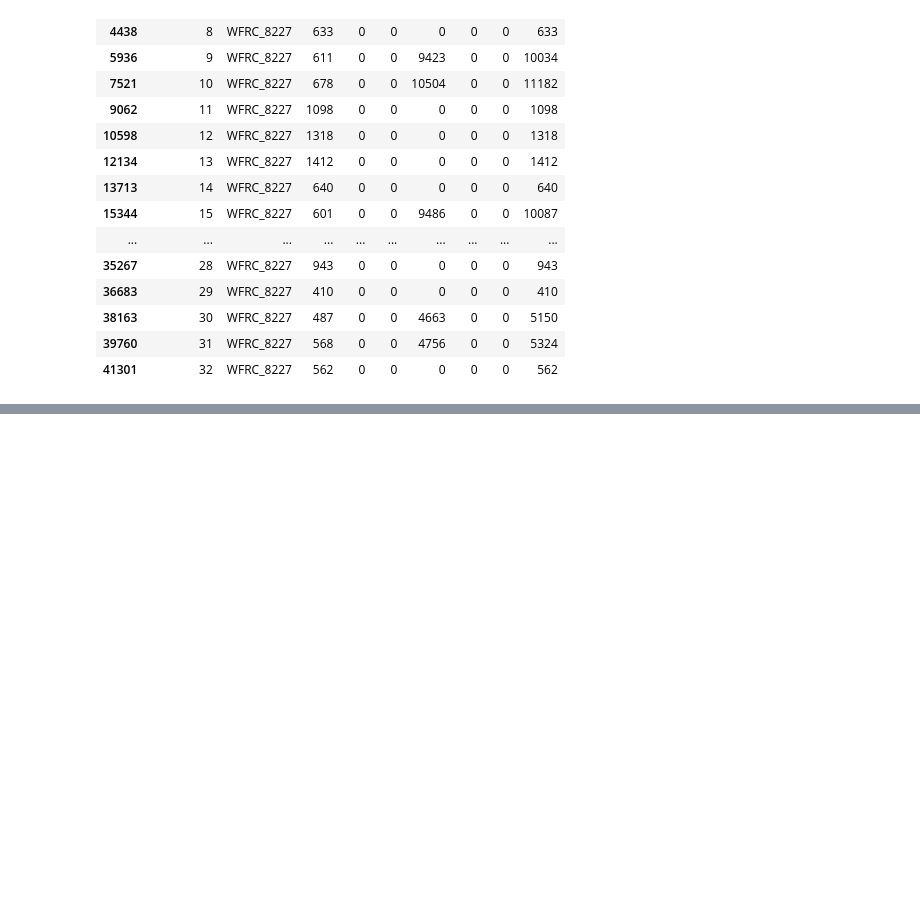
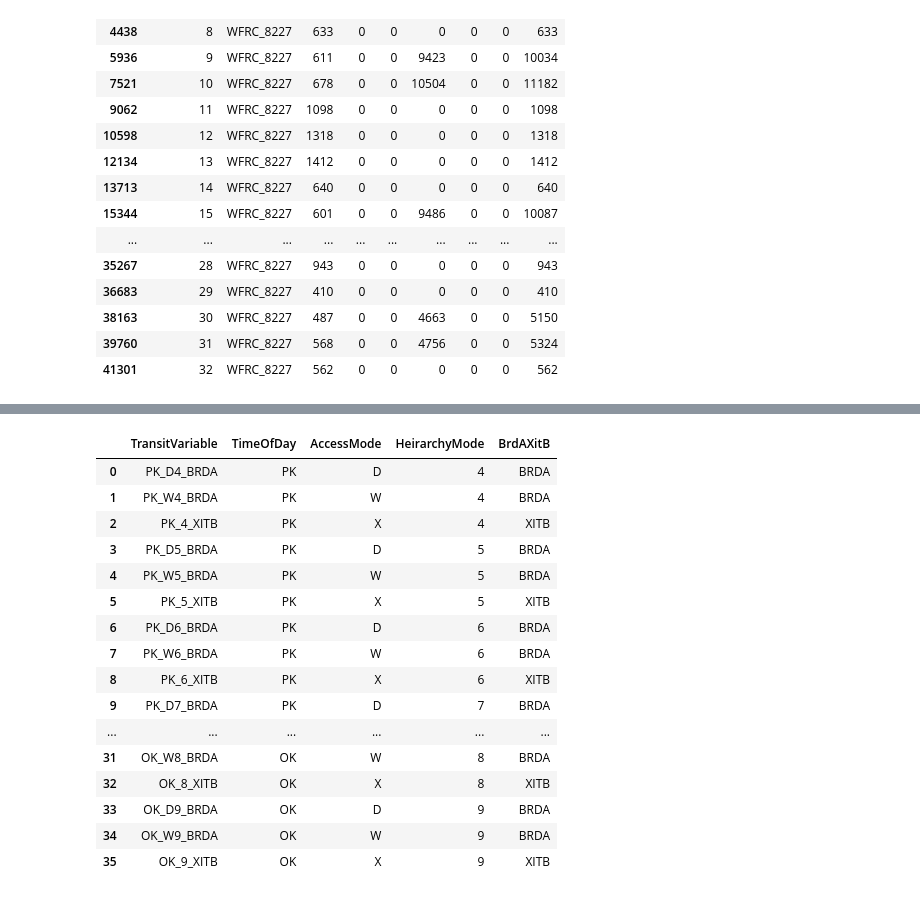
Before and after one commit to WFRCAnalytics/TDM-VAL-Scenario-Comparison-Toolbox, a Jupyter notebook: 2.1-TotalTDMTool/A-OldDataReformatAndPrepForApp.ipynb, the cells around one changed output, grey strips where cells are left out. Saved outputs shown, nothing was run; the diff lists cells and outputs as text; code cells hidden in the pictures; blank space fills up the shorter version.

```diff
--- a/2.1-TotalTDMTool/A-OldDataReformatAndPrepForApp.ipynb
+++ b/2.1-TotalTDMTool/A-OldDataReformatAndPrepForApp.ipynb
@@ -379,0 +445,58 @@ dfTotVolStatsBySegID_byMode[dfTotVolStatsBySegID_byMode['SEGID']=='WFRC_8227']
+# %%
+dfVarToFields = pd.DataFrame([
+ ['PK_D4_BRDA'   , 'PK', 'D', 4, 'BRDA'],
+ ['PK_W4_BRDA'   , 'PK', 'W', 4, 'BRDA'],
+ ['PK_4_XITB'    , 'PK', 'X', 4, 'XITB'],
+ ['PK_D5_BRDA'   , 'PK', 'D', 5, 'BRDA'],
+ ['PK_W5_BRDA'   , 'PK', 'W', 5, 'BRDA'],
+ ['PK_5_XITB'    , 'PK', 'X', 5, 'XITB'],
+ ['PK_D6_BRDA'   , 'PK', 'D', 6, 'BRDA'],
+ ['PK_W6_BRDA'   , 'PK', 'W', 6, 'BRDA'],
+ ['PK_6_XITB'    , 'PK', 'X', 6, 'XITB'],
+ ['PK_D7_BRDA'   , 'PK', 'D', 7, 'BRDA'],
+ ['PK_W7_BRDA'   , 'PK', 'W', 7, 'BRDA'],
+ ['PK_7_XITB'    , 'PK', 'X', 7, 'XITB'],
+ ['PK_D8_BRDA'   , 'PK', 'D', 8, 'BRDA'],
+ ['PK_W8_BRDA'   , 'PK', 'W', 8, 'BRDA'],
+ ['PK_8_XITB'    , 'PK', 'X', 8, 'XITB'],
+ ['PK_D9_BRDA'   , 'PK', 'D', 9, 'BRDA'],
+ ['PK_W9_BRDA'   , 'PK', 'W', 9, 'BRDA'],
+ ['PK_9_XITB'    , 'PK', 'X', 9, 'XITB'],
+ ['OK_D4_BRDA'   , 'OK', 'D', 4, 'BRDA'],
+ ['OK_W4_BRDA'   , 'OK', 'W', 4, 'BRDA'],
+ ['OK_4_XITB'    , 'OK', 'X', 4, 'XITB'],
+ ['OK_D5_BRDA'   , 'OK', 'D', 5, 'BRDA'],
+ ['OK_W5_BRDA'   , 'OK', 'W', 5, 'BRDA'],
+ ['OK_5_XITB'    , 'OK', 'X', 5, 'XITB'],
+ ['OK_D6_BRDA'   , 'OK', 'D', 6, 'BRDA'],
+ ['OK_W6_BRDA'   , 'OK', 'W', 6, 'BRDA'],
+ ['OK_6_XITB'    , 'OK', 'X', 6, 'XITB'],
+ ['OK_D7_BRDA'   , 'OK', 'D', 7, 'BRDA'],
+ ['OK_W7_BRDA'   , 'OK', 'W', 7, 'BRDA'],
+ ['OK_7_XITB'    , 'OK', 'X', 7, 'XITB'],
+ ['OK_D8_BRDA'   , 'OK', 'D', 8, 'BRDA'],
+ ['OK_W8_BRDA'   , 'OK', 'W', 8, 'BRDA'],
+ ['OK_8_XITB'    , 'OK', 'X', 8, 'XITB'],
+ ['OK_D9_BRDA'   , 'OK', 'D', 9, 'BRDA'],
+ ['OK_W9_BRDA'   , 'OK', 'W', 9, 'BRDA'],
+ ['OK_9_XITB'    , 'OK', 'X', 9, 'XITB']
+], columns=('TransitVariable','TimeOfDay','AccessMode','HeirarchyMode','BrdAXitB'))
+dfVarToFields
+# %% [output]
+|  | TransitVariable | TimeOfDay | AccessMode | HeirarchyMode | BrdAXitB |
+| 0 | PK_D4_BRDA | PK | D | 4 | BRDA |
+| 1 | PK_W4_BRDA | PK | W | 4 | BRDA |
+| 2 | PK_4_XITB | PK | X | 4 | XITB |
+| 3 | PK_D5_BRDA | PK | D | 5 | BRDA |
+| 4 | PK_W5_BRDA | PK | W | 5 | BRDA |
+| 5 | PK_5_XITB | PK | X | 5 | XITB |
+| 6 | PK_D6_BRDA | PK | D | 6 | BRDA |
+| 7 | PK_W6_BRDA | PK | W | 6 | BRDA |
+| 8 | PK_6_XITB | PK | X | 6 | XITB |
+| 9 | PK_D7_BRDA | PK | D | 7 | BRDA |
+| ... | ... | ... | ... | ... | ... |
+| 31 | OK_W8_BRDA | OK | W | 8 | BRDA |
+| 32 | OK_8_XITB | OK | X | 8 | XITB |
+| 33 | OK_D9_BRDA | OK | D | 9 | BRDA |
+| 34 | OK_W9_BRDA | OK | W | 9 | BRDA |
+| 35 | OK_9_XITB | OK | X | 9 | XITB |
```
Also changed, not shown: parts of 5 cells of this notebook.
